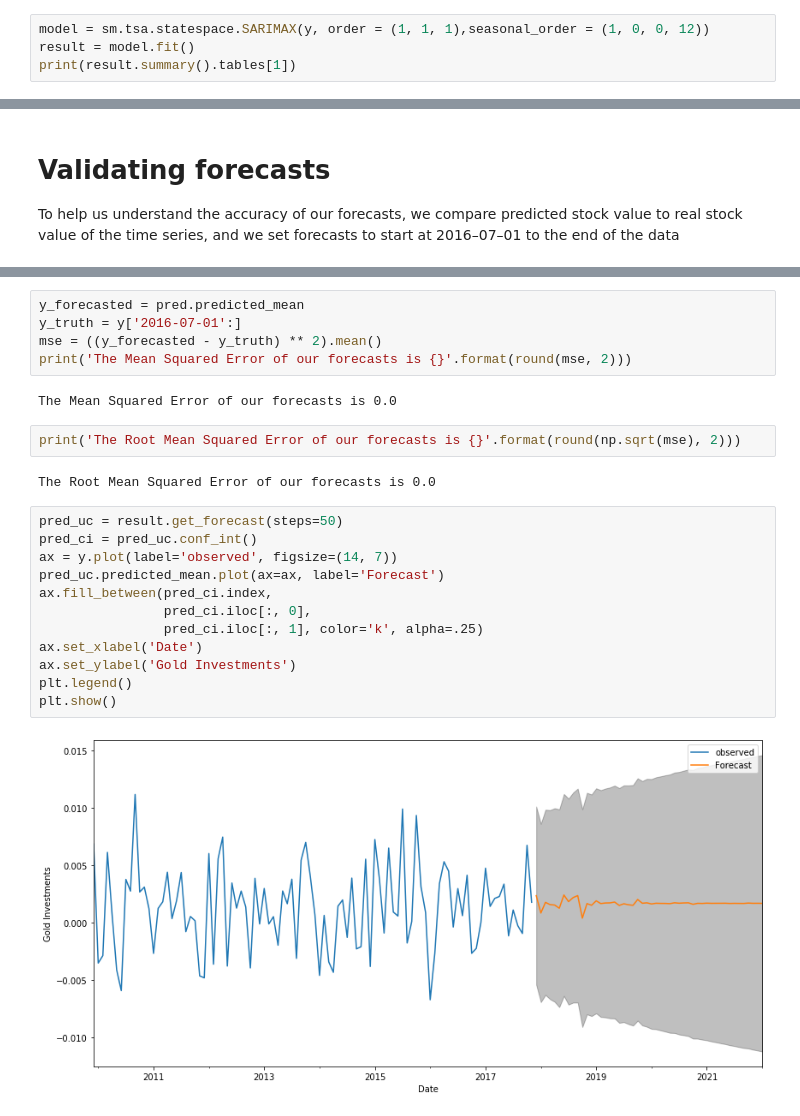
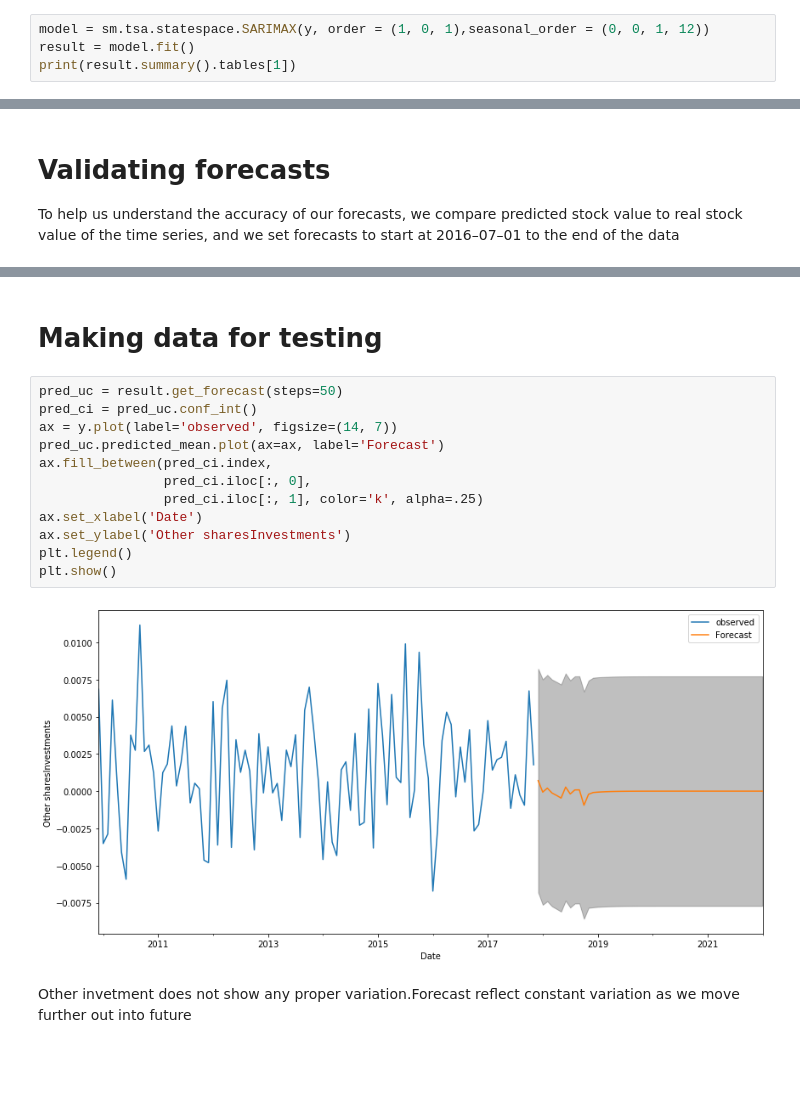
Before and after one commit to avi1220/Time-series, a Jupyter notebook: Other sharesInvestments.ipynb, the cells around one changed output, grey strips where cells are left out. Drawn from its saved outputs; the diff is of its cells as text; blank space fills up the shorter version.

```diff
--- a/Other sharesInvestments.ipynb
+++ b/Other sharesInvestments.ipynb
@@ -190,7 +180,7 @@ ARIMA(1, 1, 1)x(1, 0, 1, 12)12 - AIC:-785.0409891240016
 ARIMA(1, 1, 1)x(1, 1, 0, 12)12 - AIC:-642.2071511935901
 ARIMA(1, 1, 1)x(1, 1, 1, 12)12 - AIC:-648.2214831358722
 # %%
-model = sm.tsa.statespace.SARIMAX(y, order = (1, 1, 1),seasonal_order = (1, 0, 0, 12))
+model = sm.tsa.statespace.SARIMAX(y, order = (1, 0, 1),seasonal_order = (0, 0, 1, 12))
 result = model.fit()
 print(result.summary().tables[1])
 # %% [output]
@@ -246,25 +236,18 @@ plt.show()
-# %%
-y_forecasted = pred.predicted_mean
-y_truth = y['2016-07-01':]
-mse = ((y_forecasted - y_truth) ** 2).mean()
-print('The Mean Squared Error of our forecasts is {}'.format(round(mse, 2)))
-# %% [output]
-The Mean Squared Error of our forecasts is 0.0
-# %%
-print('The Root Mean Squared Error of our forecasts is {}'.format(round(np.sqrt(mse), 2)))
-# %% [output]
-The Root Mean Squared Error of our forecasts is 0.0
+# %% [markdown]
+# Making data for testing
 # %%
 pred_uc = result.get_forecast(steps=50)
 pred_ci = pred_uc.conf_int()
 ax = y.plot(label='observed', figsize=(14, 7))
 pred_uc.predicted_mean.plot(ax=ax, label='Forecast')
 ax.fill_between(pred_ci.index,
                 pred_ci.iloc[:, 0],
                 pred_ci.iloc[:, 1], color='k', alpha=.25)
 ax.set_xlabel('Date')
-ax.set_ylabel('Gold Investments')
+ax.set_ylabel('Other sharesInvestments')
 plt.legend()
 plt.show()
 # %% [output]
-[figure, old version]
+[figure, new version]
+# %% [markdown]
+Other invetment does not show any proper variation.Forecast reflect constant variation as we move further out into future
```
Also changed, not shown: parts of 7 cells of this notebook, 2 other files.
